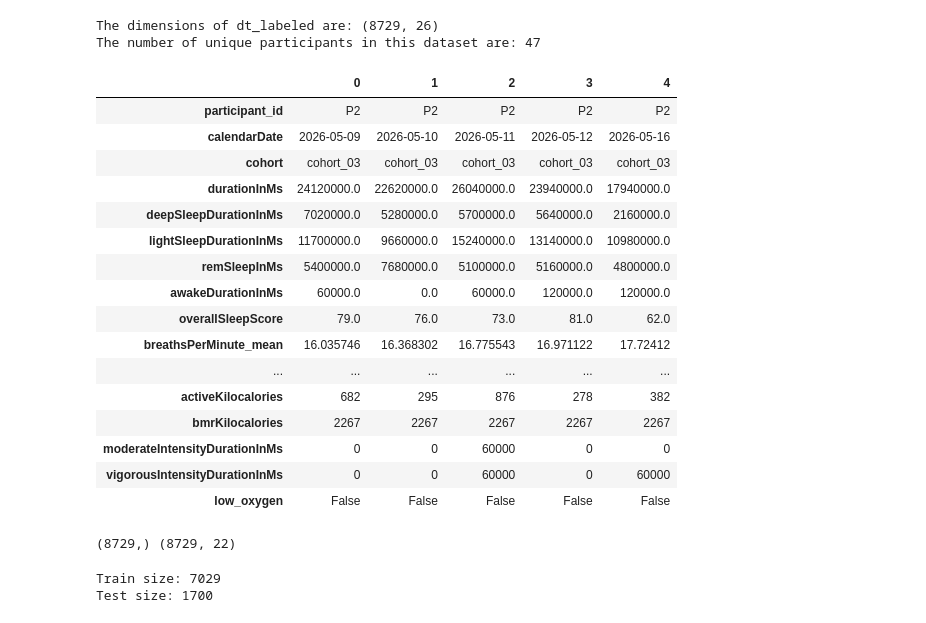
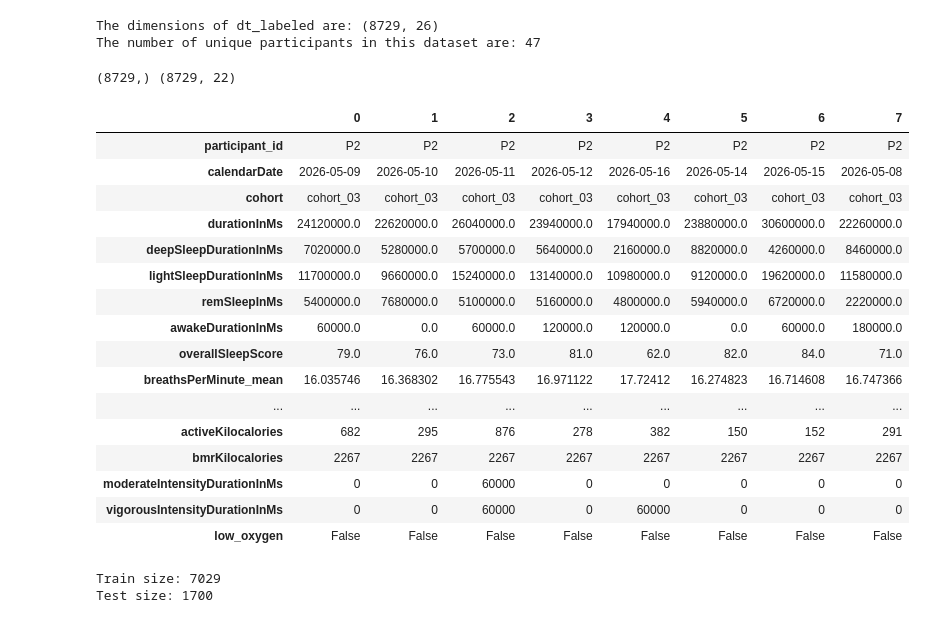
Before and after one commit to meauxcodes/applied-ml-project, a Jupyter notebook: scripts/notebooks/decision_trees.ipynb, the cells around one changed output. Drawn from its saved outputs; the diff is of its cells as text; code cells hidden in the pictures.

```diff
--- a/scripts/notebooks/decision_trees.ipynb
+++ b/scripts/notebooks/decision_trees.ipynb
@@ -10,43 +10,43 @@ from sklearn.tree import DecisionTreeClassifier, plot_tree
 dt_labeled = pd.read_csv("../../data/clean/decisiontree/dt_labeled.csv")
 print(f"The dimensions of dt_labeled are: {dt_labeled.shape}")
 print(f"The number of unique participants in this dataset are: {dt_labeled["participant_id"].nunique()}")
-dt_labeled.head().T
 # %% [output]
 The dimensions of dt_labeled are: (8729, 26)
 The number of unique participants in this dataset are: 47
-|  | 0 | 1 | 2 | 3 | 4 |
-| participant_id | P2 | P2 | P2 | P2 | P2 |
-| calendarDate | 2026-05-09 | 2026-05-10 | 2026-05-11 | 2026-05-12 | 2026-05-16 |
-| cohort | cohort_03 | cohort_03 | cohort_03 | cohort_03 | cohort_03 |
-| durationInMs | 24120000.0 | 22620000.0 | 26040000.0 | 23940000.0 | 17940000.0 |
-| deepSleepDurationInMs | 7020000.0 | 5280000.0 | 5700000.0 | 5640000.0 | 2160000.0 |
-| lightSleepDurationInMs | 11700000.0 | 9660000.0 | 15240000.0 | 13140000.0 | 10980000.0 |
-| remSleepInMs | 5400000.0 | 7680000.0 | 5100000.0 | 5160000.0 | 4800000.0 |
-| awakeDurationInMs | 60000.0 | 0.0 | 60000.0 | 120000.0 | 120000.0 |
-| overallSleepScore | 79.0 | 76.0 | 73.0 | 81.0 | 62.0 |
-| breathsPerMinute_mean | 16.035746 | 16.368302 | 16.775543 | 16.971122 | 17.72412 |
-| ... | ... | ... | ... | ... | ... |
-| activeKilocalories | 682 | 295 | 876 | 278 | 382 |
-| bmrKilocalories | 2267 | 2267 | 2267 | 2267 | 2267 |
-| moderateIntensityDurationInMs | 0 | 0 | 60000 | 0 | 0 |
-| vigorousIntensityDurationInMs | 0 | 0 | 60000 | 0 | 60000 |
-| low_oxygen | False | False | False | False | False |
 # %%
 y = dt_labeled["low_oxygen"]
 groups = dt_labeled["participant_id"]
 
 features_to_remove = [
     "participant_id",
     "cohort",
     "calendarDate",
     "low_oxygen"
 ]
 
 X = dt_labeled.drop(columns = features_to_remove)
 
 print(y.shape,X.shape)
+dt_labeled.head(8).T
 # %% [output]
 (8729,) (8729, 22)
+|  | 0 | 1 | 2 | 3 | 4 | 5 | 6 | 7 |
+| participant_id | P2 | P2 | P2 | P2 | P2 | P2 | P2 | P2 |
+| calendarDate | 2026-05-09 | 2026-05-10 | 2026-05-11 | 2026-05-12 | 2026-05-16 | 2026-05-14 | 2026-05-15 | 2026-05-08 |
+| cohort | cohort_03 | cohort_03 | cohort_03 | cohort_03 | cohort_03 | cohort_03 | cohort_03 | cohort_03 |
+| durationInMs | 24120000.0 | 22620000.0 | 26040000.0 | 23940000.0 | 17940000.0 | 23880000.0 | 30600000.0 | 22260000.0 |
+| deepSleepDurationInMs | 7020000.0 | 5280000.0 | 5700000.0 | 5640000.0 | 2160000.0 | 8820000.0 | 4260000.0 | 8460000.0 |
+| lightSleepDurationInMs | 11700000.0 | 9660000.0 | 15240000.0 | 13140000.0 | 10980000.0 | 9120000.0 | 19620000.0 | 11580000.0 |
+| remSleepInMs | 5400000.0 | 7680000.0 | 5100000.0 | 5160000.0 | 4800000.0 | 5940000.0 | 6720000.0 | 2220000.0 |
+| awakeDurationInMs | 60000.0 | 0.0 | 60000.0 | 120000.0 | 120000.0 | 0.0 | 60000.0 | 180000.0 |
+| overallSleepScore | 79.0 | 76.0 | 73.0 | 81.0 | 62.0 | 82.0 | 84.0 | 71.0 |
+| breathsPerMinute_mean | 16.035746 | 16.368302 | 16.775543 | 16.971122 | 17.72412 | 16.274823 | 16.714608 | 16.747366 |
+| ... | ... | ... | ... | ... | ... | ... | ... | ... |
+| activeKilocalories | 682 | 295 | 876 | 278 | 382 | 150 | 152 | 291 |
+| bmrKilocalories | 2267 | 2267 | 2267 | 2267 | 2267 | 2267 | 2267 | 2267 |
+| moderateIntensityDurationInMs | 0 | 0 | 60000 | 0 | 0 | 0 | 0 | 0 |
+| vigorousIntensityDurationInMs | 0 | 0 | 60000 | 0 | 60000 | 0 | 0 | 0 |
+| low_oxygen | False | False | False | False | False | False | False | False |
 # %%
 # Train/test split pattern adapted from the scikit-learn StratifiedGroupKFold documentation example
 # modified to use a single split and this project's columns.
```
Also changed, not shown: 6 other files.
